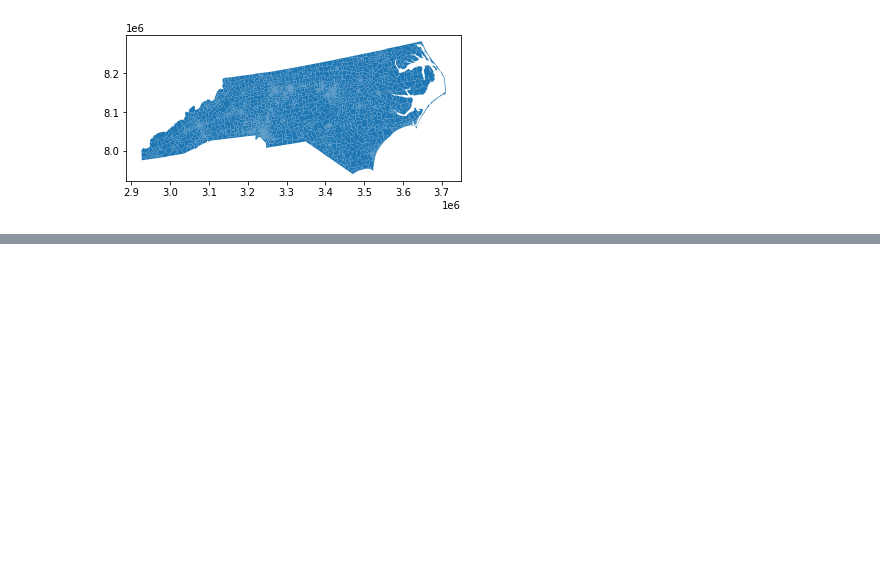
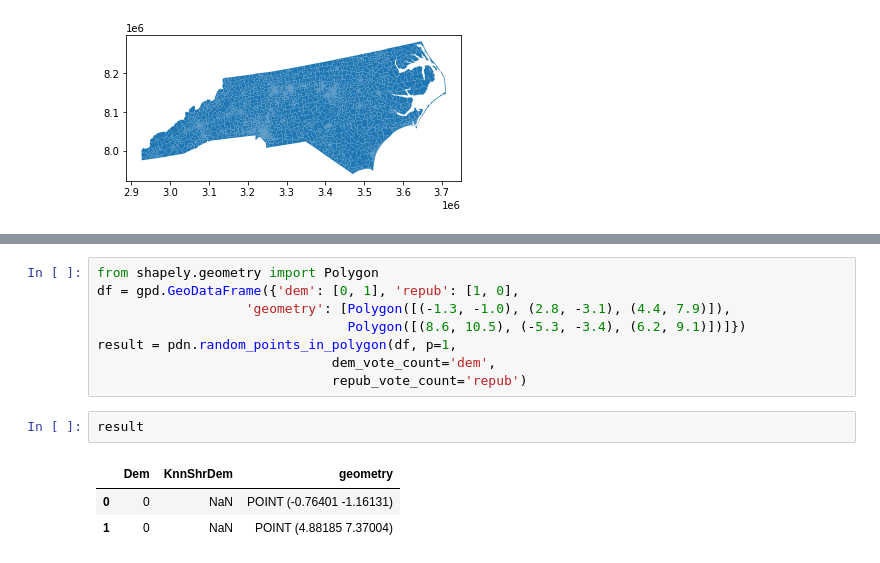
Before and after one commit to nickeubank/partisan_dislocation, a Jupyter notebook: dislocation_tutorial.ipynb, the cells around one changed output, grey strips where cells are left out. Saved outputs shown, nothing was run; the diff lists cells and outputs as text; blank space fills up the shorter version.

```diff
--- a/dislocation_tutorial.ipynb
+++ b/dislocation_tutorial.ipynb
@@ -53,0 +43,14 @@ Type:      function
+# %%
+from shapely.geometry import Polygon
+df = gpd.GeoDataFrame({'dem': [0, 1], 'repub': [1, 0],
+                   'geometry': [Polygon([(-1.3, -1.0), (2.8, -3.1), (4.4, 7.9)]),
+                                Polygon([(8.6, 10.5), (-5.3, -3.4), (6.2, 9.1)])]})
+result = pdn.random_points_in_polygon(df, p=1,
+                              dem_vote_count='dem',
+                              repub_vote_count='repub')
+# %%
+result
+# %% [output]
+|  | Dem | KnnShrDem | geometry |
+| 0 | 0 | NaN | POINT (-0.76401 -1.16131) |
+| 1 | 0 | NaN | POINT (4.88185 7.37004) |
```
Also changed, not shown: parts of 9 cells of this notebook, 2 other files.
